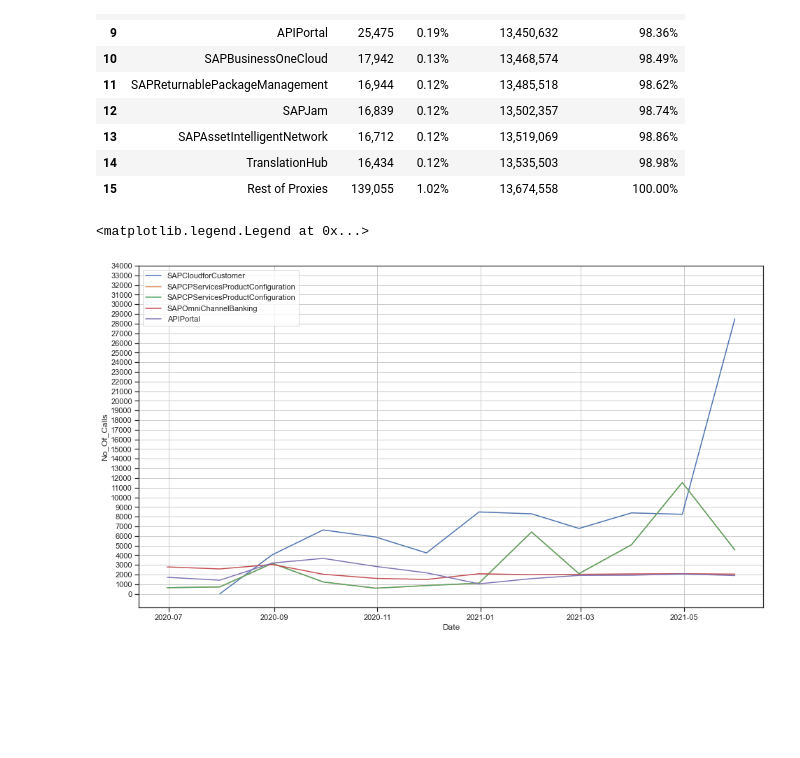
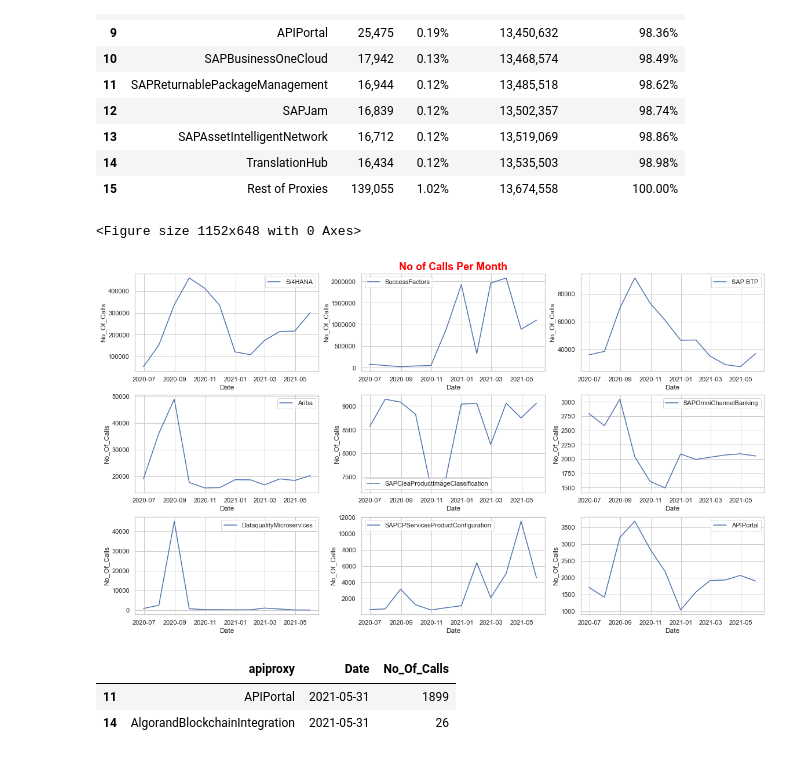
Before and after one commit to sapslcm/Git_Repository_Sudhir, a Jupyter notebook: SAP API Hub/Sandbox_Try_Out.ipynb, the cells around one changed output. Drawn from its saved outputs; the diff is of its cells as text; code cells hidden in the pictures; blank space fills up the shorter version.

```diff
--- a/SAP API Hub/Sandbox_Try_Out.ipynb
+++ b/SAP API Hub/Sandbox_Try_Out.ipynb
@@ -279,0 +307,17 @@ df_consolidated_row.sort_values(by='apiproxy')
+# %%
+%matplotlib inline
+
+plt.figure(figsize=(12, 8))
+sns.set_style("whitegrid")
+
+ax = sns.barplot(x='apiproxy', y='Pct_Change_x', data=df_consolidated_decrease.head(10),hatch='/')
+
+for p in ax.patches:
+   ax.annotate('{:.1f}'.format(p.get_height()), (p.get_x()+0.25, p.get_height()-1.5))
+
+plt.title("% Decrease in No of Calls (from last month)",fontdict={'family': 'serif',
+        'color':  'darkred',
+        'weight': 'bold',
+        'size': 16,})
+plt.xticks(rotation=90)
+plt.plot()
@@ -324,20 +394,44 @@ df_sandbox.stb.freq(['apiproxy'],style = True, thresh = 99, other_label='Rest of
 | 15 | Rest of Proxies | 139,055 | 1.02% | 13,674,558 | 100.00% |
 # %%
 plt.figure(figsize=(16,9))
-# sns.lineplot(x='Date', y = 'No_Of_Calls',label='S/4HANA', data=(df_sandbox_calls_monthly.query("apiproxy == 'S4HANACloudAPIs'")))
-# sns.lineplot(x='Date', y = 'No_Of_Calls',label = 'SuccessFactors', data=(df_sandbox_calls_monthly.query("apiproxy == 'SuccessFactors'")))
-# sns.lineplot(x='Date', y = 'No_Of_Calls',label = 'SAP BTP', data=(df_sandbox_calls_monthly.query("apiproxy == 'CloudPlatformIntegration'")))
-# sns.lineplot(x='Date', y = 'No_Of_Calls',label = 'Ariba', data=(df_sandbox_calls_monthly.query("apiproxy == 'SAPAribaOpenAPIs'")))
-# sns.lineplot(x='Date', y = 'No_Of_Calls',label = 'SAPCleaProductImageClassification', data=(df_sandbox_calls_monthly.query("apiproxy == 'SAPCleaProductImageClassification'")))
-sns.lineplot(x='Date', y = 'No_Of_Calls',label = 'SAPCloudforCustomer', data=(df_sandbox_calls_monthly.query("apiproxy == 'SAPCloudforCustomer'")))
-# sns.lineplot(x='Date', y = 'No_Of_Calls',label = 'DataqualityMicroservices', data=(df_sandbox_calls_monthly.query("apiproxy == 'DataqualityMicroservices'")))
-sns.lineplot(x='Date', y = 'No_Of_Calls',label = 'SAPCPServicesProductConfiguration', data=(df_sandbox_calls_monthly.query("apiproxy == 'SAPCPServicesProductConfiguration'")))
-sns.lineplot(x='Date', y = 'No_Of_Calls',label = 'SAPCPServicesProductConfiguration', data=(df_sandbox_calls_monthly.query("apiproxy == 'SAPCPServicesProductConfiguration'")))
-sns.lineplot(x='Date', y = 'No_Of_Calls',label = 'SAPOmniChannelBanking', data=(df_sandbox_calls_monthly.query("apiproxy == 'SAPOmniChannelBanking'")))
-sns.lineplot(x='Date', y = 'No_Of_Calls',label = 'APIPortal', data=(df_sandbox_calls_monthly.query("apiproxy == 'APIPortal'")))
-plt.grid()
-plt.yticks(np.arange(0,35000,1000))
-plt.legend()
+
+fig, ax = plt.subplots(3, 3,figsize=(16, 9),constrained_layout=True)
+
+# We can use the following arguments to customize the titles of the subplots:
+
+# fontsize: The font size of the title
+# loc: The location of the title (“left”, “center”, “right”)
+# x, y: The (x, y) coordinates of the title
+# color: The font color of the title
+# fontweight: The font weight of the title
+# plt.show()
+sns.lineplot(ax =ax[0][0] ,x='Date', y = 'No_Of_Calls',label='S/4HANA', data=(df_sandbox_calls_monthly.query("apiproxy == 'S4HANACloudAPIs'")))
+ax[0][1].ticklabel_format(useOffset=False, style='plain', axis='y')
+sns.lineplot(ax =ax[0][1] ,x='Date', y = 'No_Of_Calls',label = 'SuccessFactors', data=(df_sandbox_calls_monthly.query("apiproxy == 'SuccessFactors'")))
+ax[0][1].set_title('No of Calls Per Month',fontsize=18, color = 'red',fontweight='bold')
+sns.lineplot(ax =ax[0][2] ,x='Date', y = 'No_Of_Calls',label = 'SAP BTP', data=(df_sandbox_calls_monthly.query("apiproxy == 'CloudPlatformIntegration'")))
+sns.lineplot(ax =ax[1][0] ,x='Date', y = 'No_Of_Calls',label = 'Ariba', data=(df_sandbox_calls_monthly.query("apiproxy == 'SAPAribaOpenAPIs'")))
+sns.lineplot(ax =ax[1][1] ,x='Date', y = 'No_Of_Calls',label = 'SAPCleaProductImageClassification', data=(df_sandbox_calls_monthly.query("apiproxy == 'SAPCleaProductImageClassification'")))
+sns.lineplot(ax =ax[1][2] ,x='Date', y = 'No_Of_Calls',label = 'SAPOmniChannelBanking', data=(df_sandbox_calls_monthly.query("apiproxy == 'SAPOmniChannelBanking'")))
+sns.lineplot(ax =ax[2][0] ,x='Date', y = 'No_Of_Calls',label = 'DataqualityMicroservices', data=(df_sandbox_calls_monthly.query("apiproxy == 'DataqualityMicroservices'")))
+sns.lineplot(ax =ax[2][1],x='Date', y = 'No_Of_Calls',label = 'SAPCPServicesProductConfiguration',data=(df_sandbox_calls_monthly.query("apiproxy == 'SAPCPServicesProductConfiguration'")))
+
+sns.lineplot(ax =ax[2][2] ,x='Date', y = 'No_Of_Calls',label = 'APIPortal', data=(df_sandbox_calls_monthly.query("apiproxy == 'APIPortal'")))
+# sns.lineplot(ax =ax[1][0] ,x='Date', y = 'No_Of_Calls',label = 'SAPOmniChannelBanking', data=(df_sandbox_calls_monthly.query("apiproxy == 'SAPOmniChannelBanking'")))
+# sns.lineplot(ax =ax[1][1] ,x='Date', y = 'No_Of_Calls',label = 'APIPortal', data=(df_sandbox_calls_monthly.query("apiproxy == 'APIPortal'")))
+# plt.grid()
+# # plt.yticks(np.arange(0,35000,1000))
+
+# plt.legend();
+
+plt.show();
 # %% [output]
-<matplotlib.legend.Legend at 0x...>
+<Figure size 1152x648 with 0 Axes>
-[figure, old version]
+[figure, new version]
+# %%
+df_sandbox_calls_last_month = df_sandbox_calls_monthly.query("Date == '2021-05-31'")
+df_sandbox_calls_last_month.head(2)
+# %% [output]
+|  | apiproxy | Date | No_Of_Calls |
+| 11 | APIPortal | 2021-05-31 | 1899 |
+| 14 | AlgorandBlockchainIntegration | 2021-05-31 | 26 |
```
Also changed, not shown: parts of 27 cells of this notebook, 1 other file.
